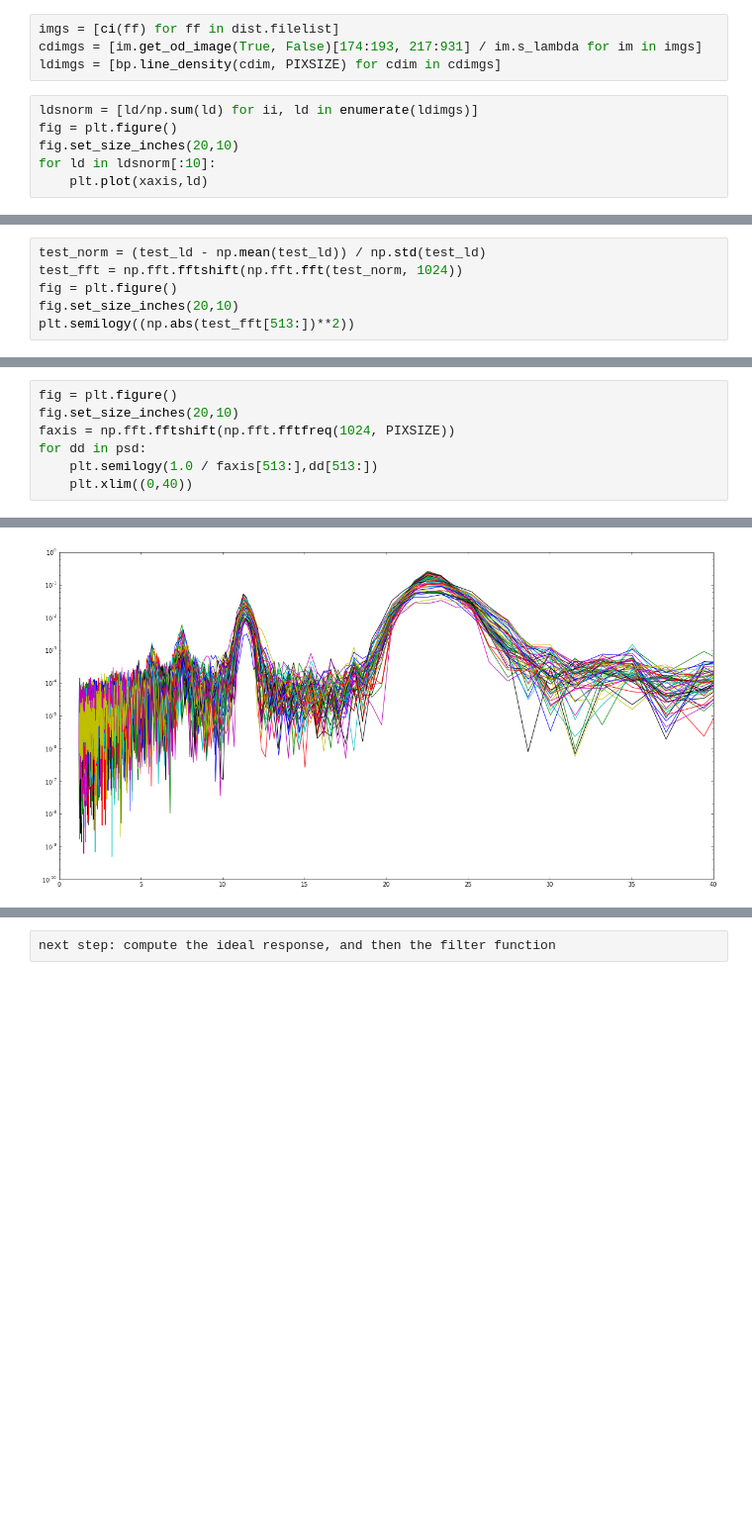
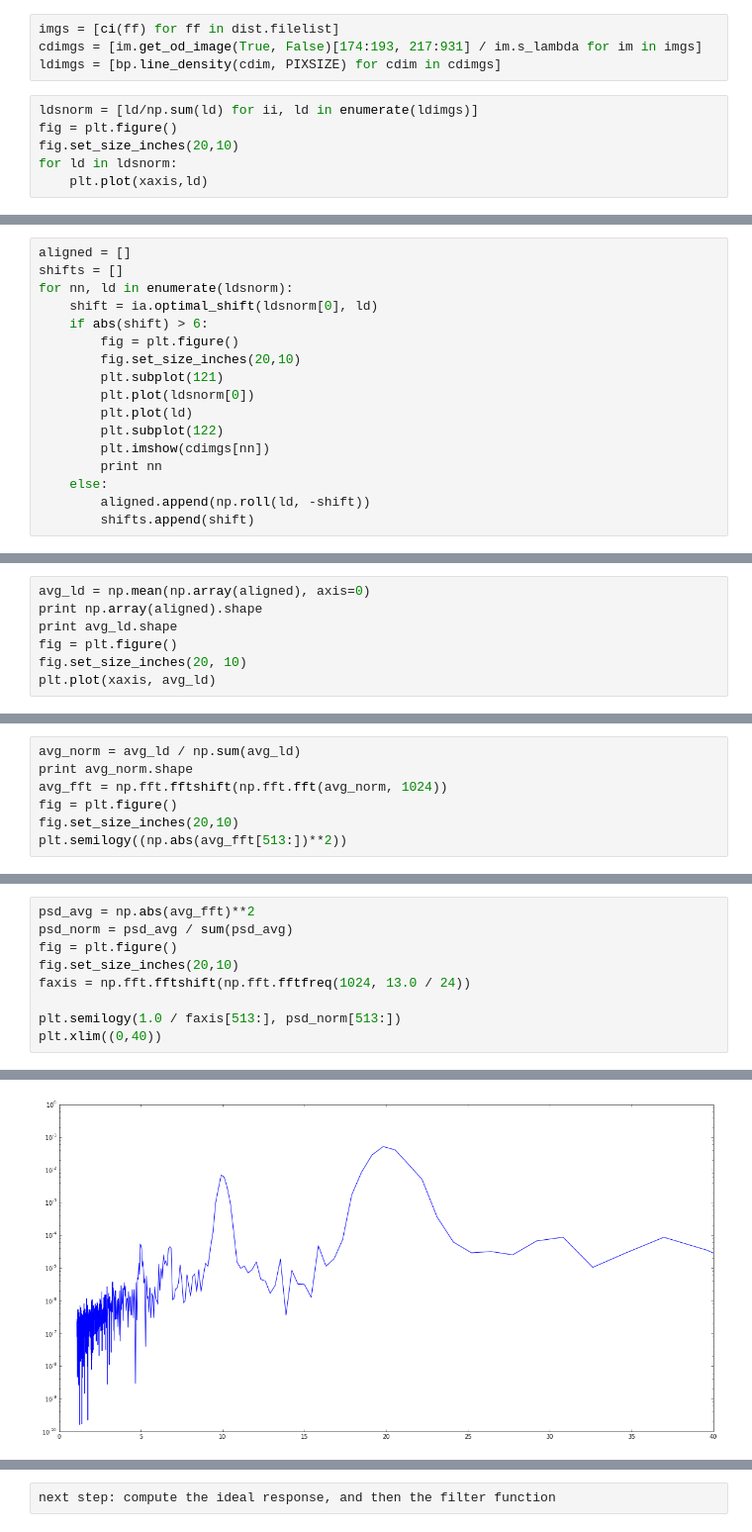
Before and after one commit to levlab-atomchip/BECy_stats, a Jupyter notebook: point_spread_20ma_v2.ipynb, the cells around one changed output, grey strips where cells are left out. Shown at 99% size. Drawn from its saved outputs; the diff is of its cells as text; blank space fills up the shorter version.

Commit message:
Added image alignment to resolution analysis

```diff
--- a/point_spread_20ma_v2.ipynb
+++ b/point_spread_20ma_v2.ipynb
@@ -93,6 +93,6 @@ ldimgs = [bp.line_density(cdim, PIXSIZE) for cdim in cdimgs]
 ldsnorm = [ld/np.sum(ld) for ii, ld in enumerate(ldimgs)]
 fig = plt.figure()
 fig.set_size_inches(20,10)
-for ld in ldsnorm[:10]:
+for ld in ldsnorm:
     plt.plot(xaxis,ld)
 # %% [output]
@@ -101,0 +112,17 @@ test_ld = ldimgs[0]
+# %%
+aligned = []
+shifts = []
+for nn, ld in enumerate(ldsnorm):
+    shift = ia.optimal_shift(ldsnorm[0], ld)
+    if abs(shift) > 6:
+        fig = plt.figure()
+        fig.set_size_inches(20,10)
+        plt.subplot(121)
+        plt.plot(ldsnorm[0])
+        plt.plot(ld)
+        plt.subplot(122)
+        plt.imshow(cdimgs[nn])
+        print nn
+    else:
+        aligned.append(np.roll(ld, -shift))
+        shifts.append(shift)
@@ -101,0 +162,7 @@ test_ld = ldimgs[0]
+# %%
+avg_ld = np.mean(np.array(aligned), axis=0)
+print np.array(aligned).shape
+print avg_ld.shape
+fig = plt.figure()
+fig.set_size_inches(20, 10)
+plt.plot(xaxis, avg_ld)
@@ -102,7 +174,8 @@ test_ld = ldimgs[0]
 # %%
-test_norm = (test_ld - np.mean(test_ld)) / np.std(test_ld)
-test_fft = np.fft.fftshift(np.fft.fft(test_norm, 1024))
+avg_norm = avg_ld / np.sum(avg_ld)
+print avg_norm.shape
+avg_fft = np.fft.fftshift(np.fft.fft(avg_norm, 1024))
 fig = plt.figure()
 fig.set_size_inches(20,10)
-plt.semilogy((np.abs(test_fft[513:])**2))
+plt.semilogy((np.abs(avg_fft[513:])**2))
 # %% [output]
@@ -114,8 +185,10 @@ psd = [np.abs(ft)**2 for ft in fft_psf]
 # %%
+psd_avg = np.abs(avg_fft)**2
+psd_norm = psd_avg / sum(psd_avg)
 fig = plt.figure()
 fig.set_size_inches(20,10)
-faxis = np.fft.fftshift(np.fft.fftfreq(1024, PIXSIZE))
-for dd in psd:
-    plt.semilogy(1.0 / faxis[513:],dd[513:])
-    plt.xlim((0,40))
+faxis = np.fft.fftshift(np.fft.fftfreq(1024, 13.0 / 24))
+
+plt.semilogy(1.0 / faxis[513:], psd_norm[513:])
+plt.xlim((0,40))
 # %% [output]
@@ -122 +196 @@ for dd in psd:
-[figure, old version]
+[figure, new version]
```
Also changed, not shown: parts of 37 cells of this notebook, 1 other file.
